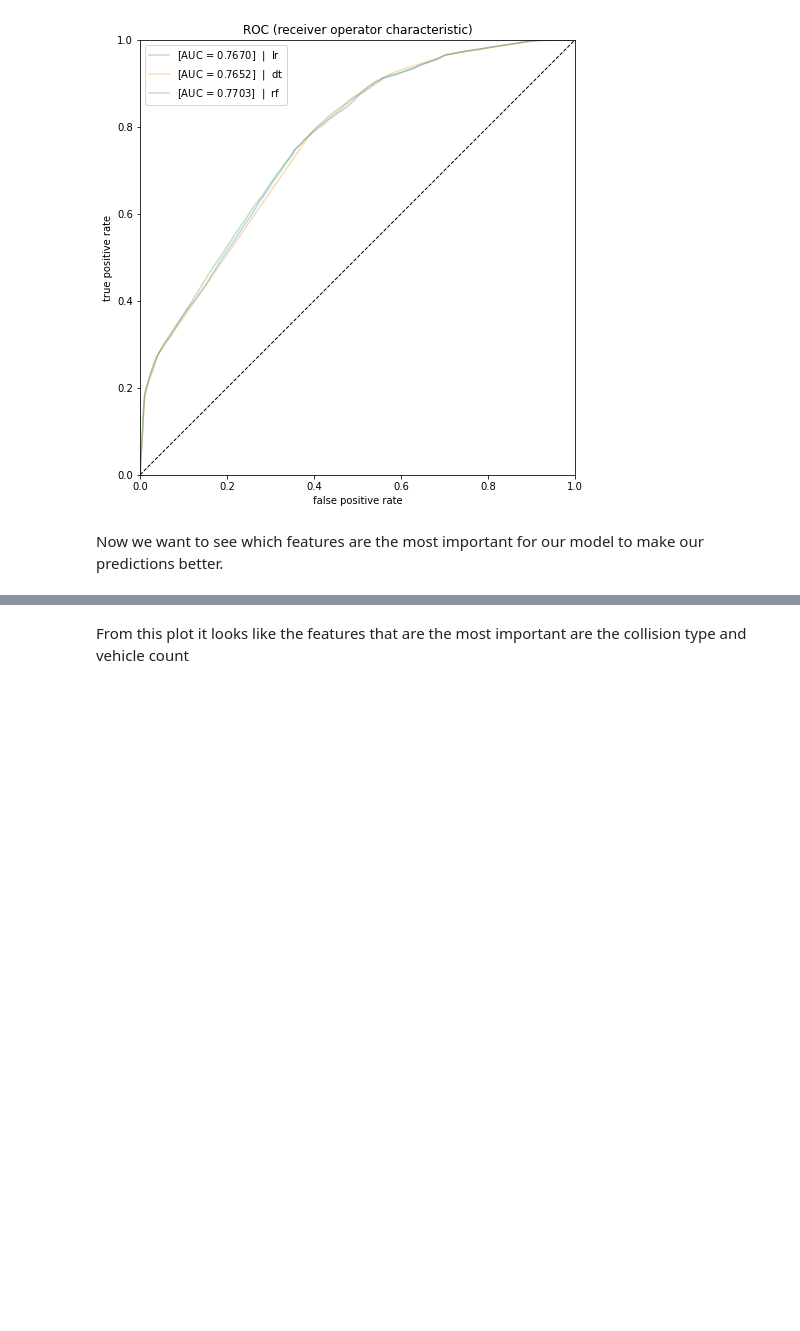
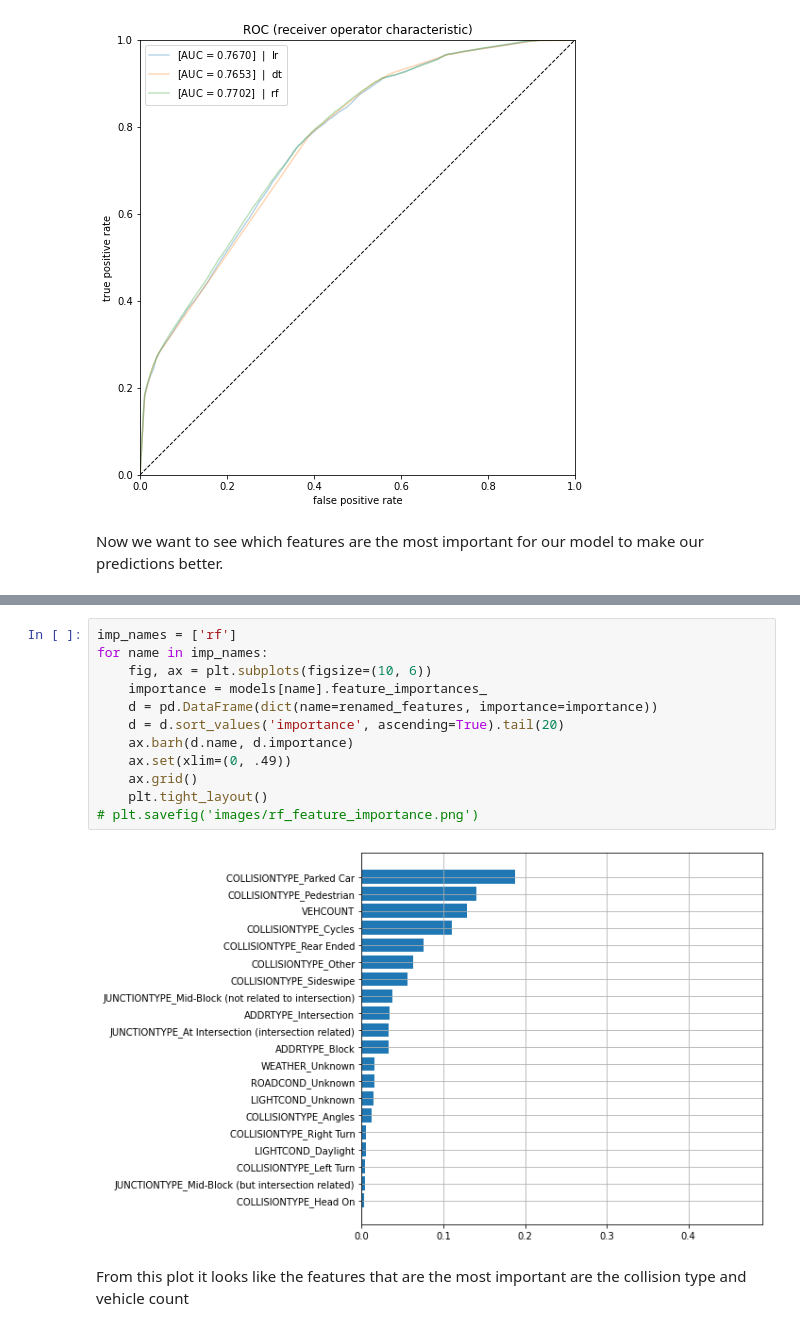
Before and after one commit to analisahill/Coursera_Capstone, a Jupyter notebook: Accident-Severity.ipynb, the cells around one changed output, grey strips where cells are left out. Saved outputs shown, nothing was run; the diff lists cells and outputs as text; blank space fills up the shorter version.

```diff
--- a/Accident-Severity.ipynb
+++ b/Accident-Severity.ipynb
@@ -663,3 +657,17 @@ for name in imp_names:
+# %%
+imp_names = ['rf']
+for name in imp_names:
+    fig, ax = plt.subplots(figsize=(10, 6))
+    importance = models[name].feature_importances_
+    d = pd.DataFrame(dict(name=renamed_features, importance=importance))
+    d = d.sort_values('importance', ascending=True).tail(20)
+    ax.barh(d.name, d.importance)
+    ax.set(xlim=(0, .49))
+    ax.grid()
+    plt.tight_layout()
+# plt.savefig('images/rf_feature_importance.png')
+# %% [output]
+[figure, added]
 # %% [markdown]
 From this plot it looks like the features that are the most important are the collision type and vehicle count
 # %%
```
Also changed, not shown: parts of 11 cells of this notebook.
